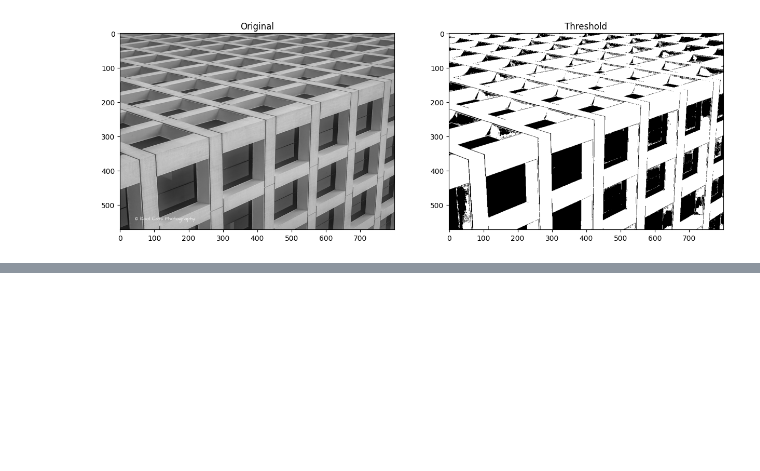
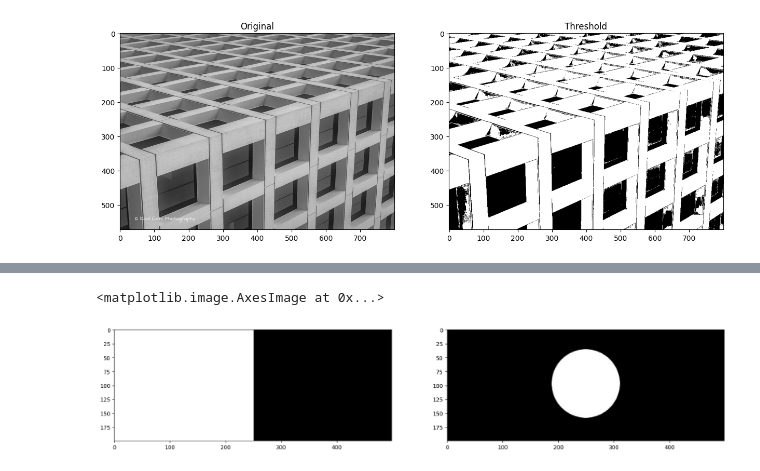
Before and after one commit to eisBlume0901/Learning_OpenCV, a Jupyter notebook: 04_Basic_Image_Enhancement_Using_Mathematical_Operations/main.ipynb, the cells around one changed output, grey strips where cells are left out. Cells and saved outputs as stored; diff of their text form; code cells hidden in the pictures; blank space fills up the shorter version.

```diff
--- a/04_Basic_Image_Enhancement_Using_Mathematical_Operations/main.ipynb
+++ b/04_Basic_Image_Enhancement_Using_Mathematical_Operations/main.ipynb
@@ -131,0 +132,14 @@ Text(0.5, 1.0, 'Thresholded (adaptive)')
+# %%
+img_rect = cv2.imread("rectangle.jpg", cv2.IMREAD_GRAYSCALE)
+img_circ = cv2.imread("circle.jpg", cv2.IMREAD_GRAYSCALE)
+
+plt.figure(figsize=[20, 5])
+
+plt.subplot(121)
+plt.imshow(img_rect, cmap="gray")
+
+plt.subplot(122)
+plt.imshow(img_circ, cmap="gray")
+# %% [output]
+<matplotlib.image.AxesImage at 0x...>
+[figure, added]
```
Also changed, not shown: parts of 9 cells of this notebook, 1 other file.
